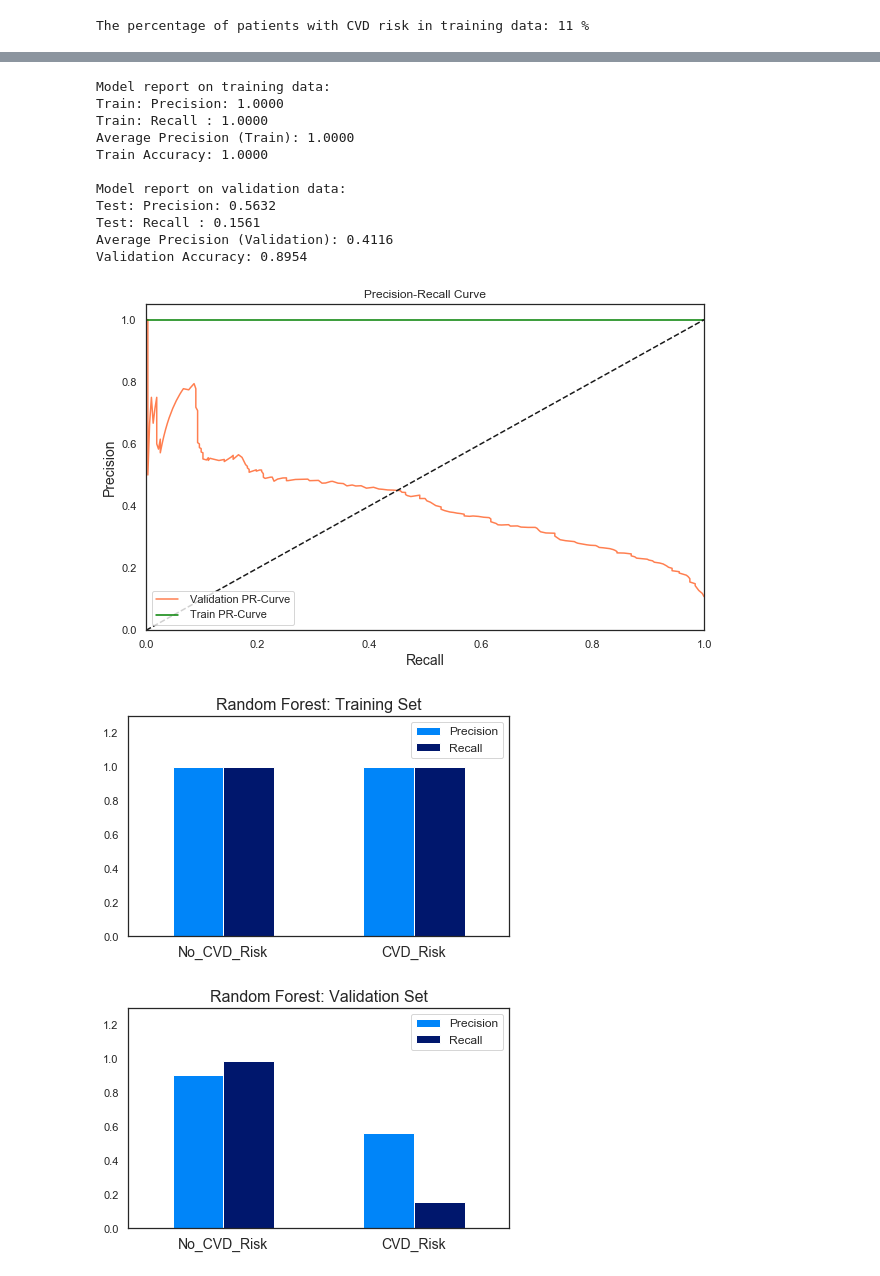
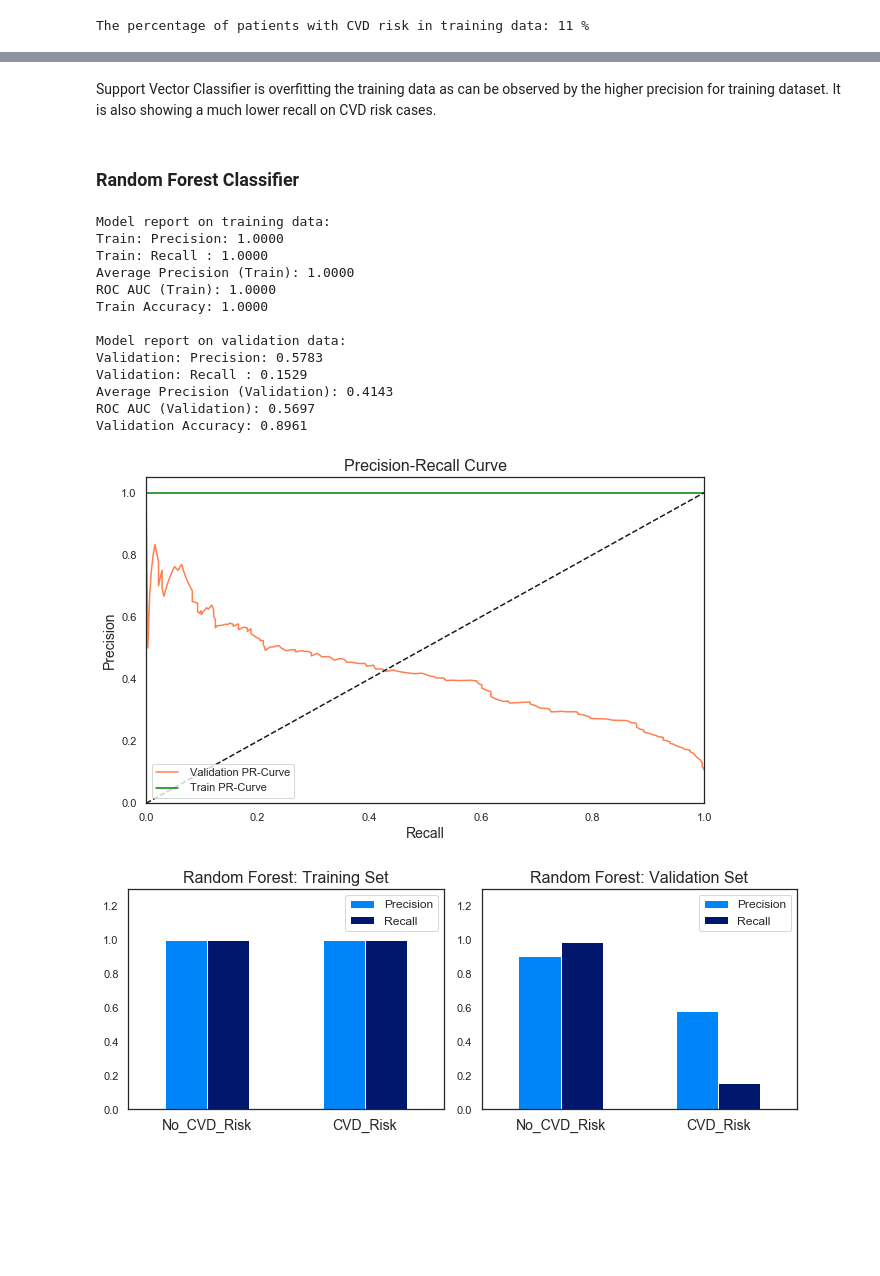
Before and after one commit to richasethi3/CVD_Prediction, a Jupyter notebook: 03_Preprocessing_and_Training/CVD_Prediction_Preprocessing_and_Training.ipynb, the cells around one changed output, grey strips where cells are left out. Saved outputs shown, nothing was run; the diff lists cells and outputs as text; code cells hidden in the pictures; blank space fills up the shorter version.

```diff
--- a/03_Preprocessing_and_Training/CVD_Prediction_Preprocessing_and_Training.ipynb
+++ b/03_Preprocessing_and_Training/CVD_Prediction_Preprocessing_and_Training.ipynb
@@ -324,8 +394,13 @@ def plot_results(targets,predictions,title,schema='a'):
 # %%
-lr=LogisticRegression()
-model_fit(lr, X_train, X_val, y_train, y_val, True)
-plot_results(y_train,lr.predict(X_train),'Logistic Regression: Training Set',schema='a')
-plot_results(y_val,lr.predict(X_val),'Logistic Regression: Validation Set',schema='a')
+#fit logistic regression and predict y
+lr = LogisticRegression(random_state=42)
+model_fit(lr, X_train, X_val, y_train, y_val)
+
+fig = plt.figure(figsize=(10,4))
+ax = fig.add_subplot(1,2,1)
+plot_results(y_train,lr.predict(X_train),'Logistic Regression: Training Set')
+ax = fig.add_subplot(1,2,2)
+plot_results(y_val,lr.predict(X_val),'Logistic Regression: Validation Set')
 # %% [output]
 Model report on training data:
 Train: Precision: 0.5593
@@ -344,9 +427,13 @@ Validation Accuracy: 0.8934
 # %%
-from sklearn.svm import SVC
-svc = SVC(probability=True)
+#fit support vector classifier and predict y
+svc = SVC(random_state=42, probability=True)
 model_fit(svc,X_train, X_val, y_train, y_val, True)
-plot_results(y_train,svc.predict(X_train),'Support Vector Classifier: Training Set',schema='a')
-plot_results(y_val,svc.predict(X_val),'Support Vector Classifier: Validation Set',schema='a')
+
+fig = plt.figure(figsize=(10,4))
+ax = fig.add_subplot(1,2,1)
+plot_results(y_train,svc.predict(X_train),'Support Vector Classifier: Training Set')
+ax = fig.add_subplot(1,2,2)
+plot_results(y_val,svc.predict(X_val),'Support Vector Classifier: Validation Set')
 # %% [output]
 Model report on training data:
 Train: Precision: 0.8824
@@ -365,20 +453,30 @@ Validation Accuracy: 0.8930
+# %% [markdown]
+Support Vector Classifier is overfitting the training data as can be observed by the higher precision for training dataset. It is also showing a much lower recall on CVD risk cases.
+# %% [markdown]
+### Random Forest Classifier
 # %%
-rf = RandomForestClassifier(n_estimators = 300)
+#fit random forest classifier and predict y
+rf = RandomForestClassifier(random_state=42, n_estimators = 300)
 model_fit(rf,X_train, X_val, y_train, y_val, True)
-plot_results(y_train,rf.predict(X_train),'Random Forest: Training Set',schema='a')
-plot_results(y_val,rf.predict(X_val),'Random Forest: Validation Set',schema='a')
+
+fig = plt.figure(figsize=(10,4))
+ax = fig.add_subplot(1,2,1)
+plot_results(y_train,rf.predict(X_train),'Random Forest: Training Set')
+ax = fig.add_subplot(1,2,2)
+plot_results(y_val,rf.predict(X_val),'Random Forest: Validation Set')
 # %% [output]
 Model report on training data:
 Train: Precision: 1.0000
 Train: Recall : 1.0000
 Average Precision (Train): 1.0000
+ROC AUC (Train): 1.0000
 Train Accuracy: 1.0000
 
 Model report on validation data:
-Test: Precision: 0.5632
-Test: Recall : 0.1561
-Average Precision (Validation): 0.4116
-Validation Accuracy: 0.8954
+Validation: Precision: 0.5783
+Validation: Recall : 0.1529
+Average Precision (Validation): 0.4143
+ROC AUC (Validation): 0.5697
+Validation Accuracy: 0.8961
-[figure, old version]
+[figure, new version]
-[figure, old version]
+[figure, new version]
-[figure, removed]
```
Also changed, not shown: parts of 132 cells of this notebook.
